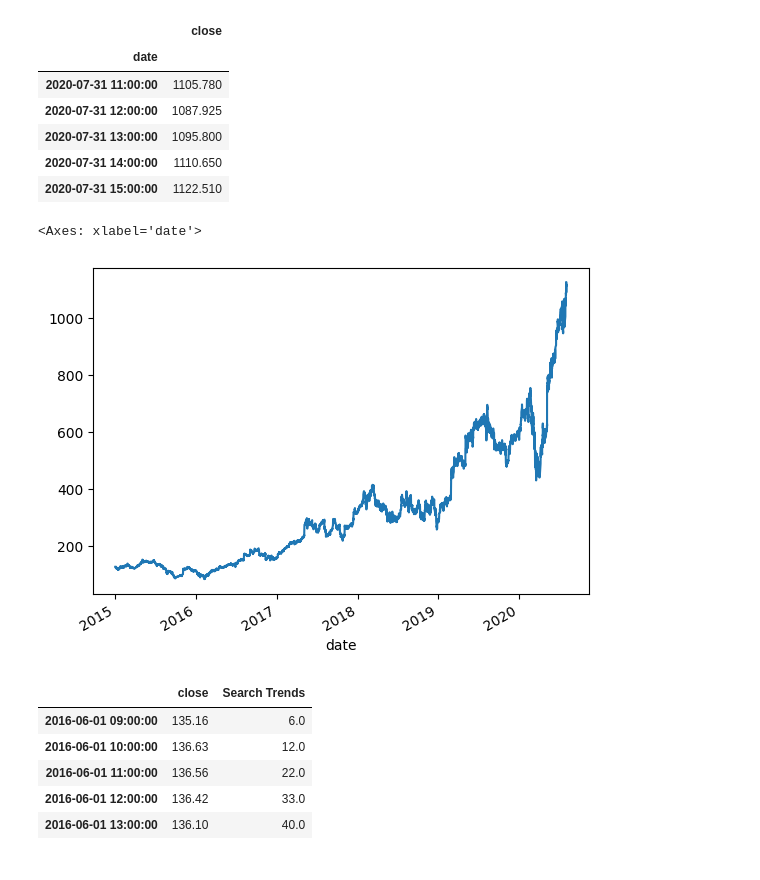
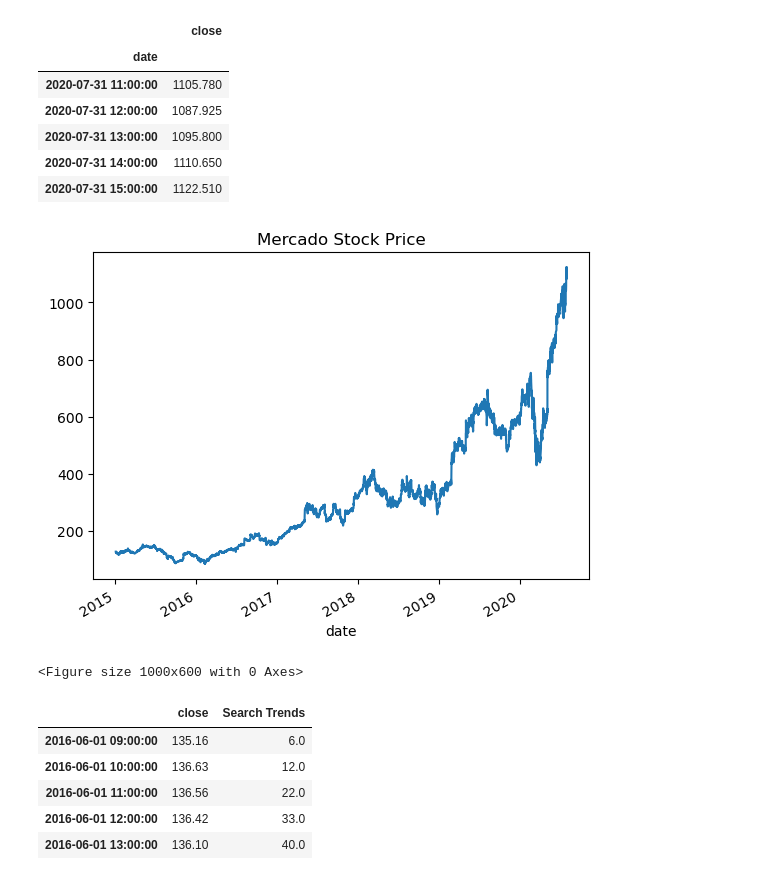
Before and after one commit to D4ality/prophet-challenge, a Jupyter notebook: forecasting_net_prophet.ipynb, the cells around one changed output. Saved outputs shown, nothing was run; the diff lists cells and outputs as text; code cells hidden in the pictures.

```diff
--- a/forecasting_net_prophet.ipynb
+++ b/forecasting_net_prophet.ipynb
@@ -263,8 +263,12 @@ display(df_mercado_stock.tail())
 | 2020-07-31 15:00:00 | 1122.510 |
 # %%
 # Visualize the closing price of the df_mercado_stock DataFrame
+closing_price = df_mercado_stock['close'].plot(title='Mercado Stock Price')
+
+plt.figure(figsize=(10, 6))
+plt.show()
 # %% [output]
+[figure, new version]
-<Axes: xlabel='date'>
+<Figure size 1000x600 with 0 Axes>
-[figure, old version]
 # %%
 # Concatenate the df_mercado_stock DataFrame with the df_mercado_trends DataFrame
```
Also changed, not shown: parts of 11 cells of this notebook, 1 other file.
